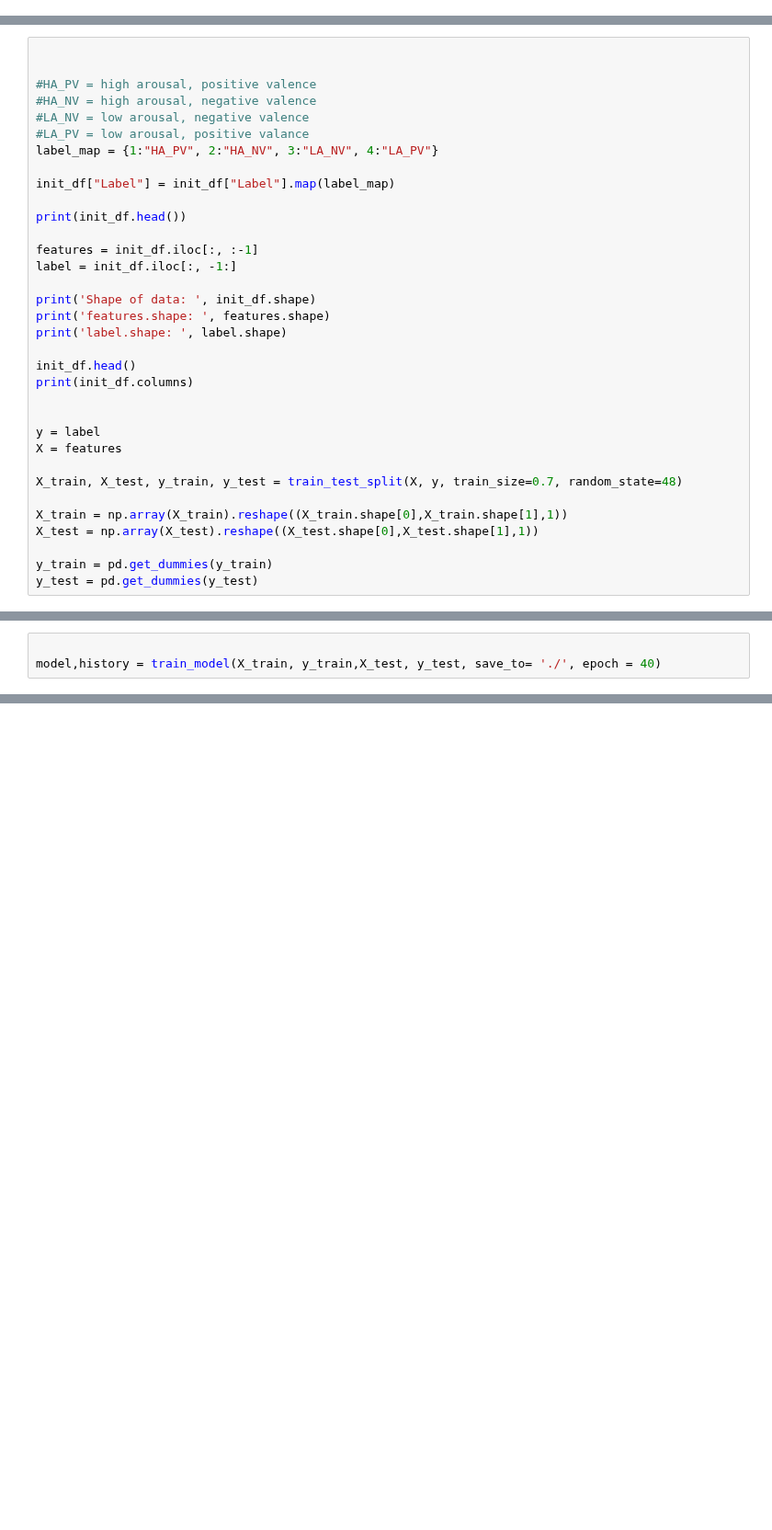
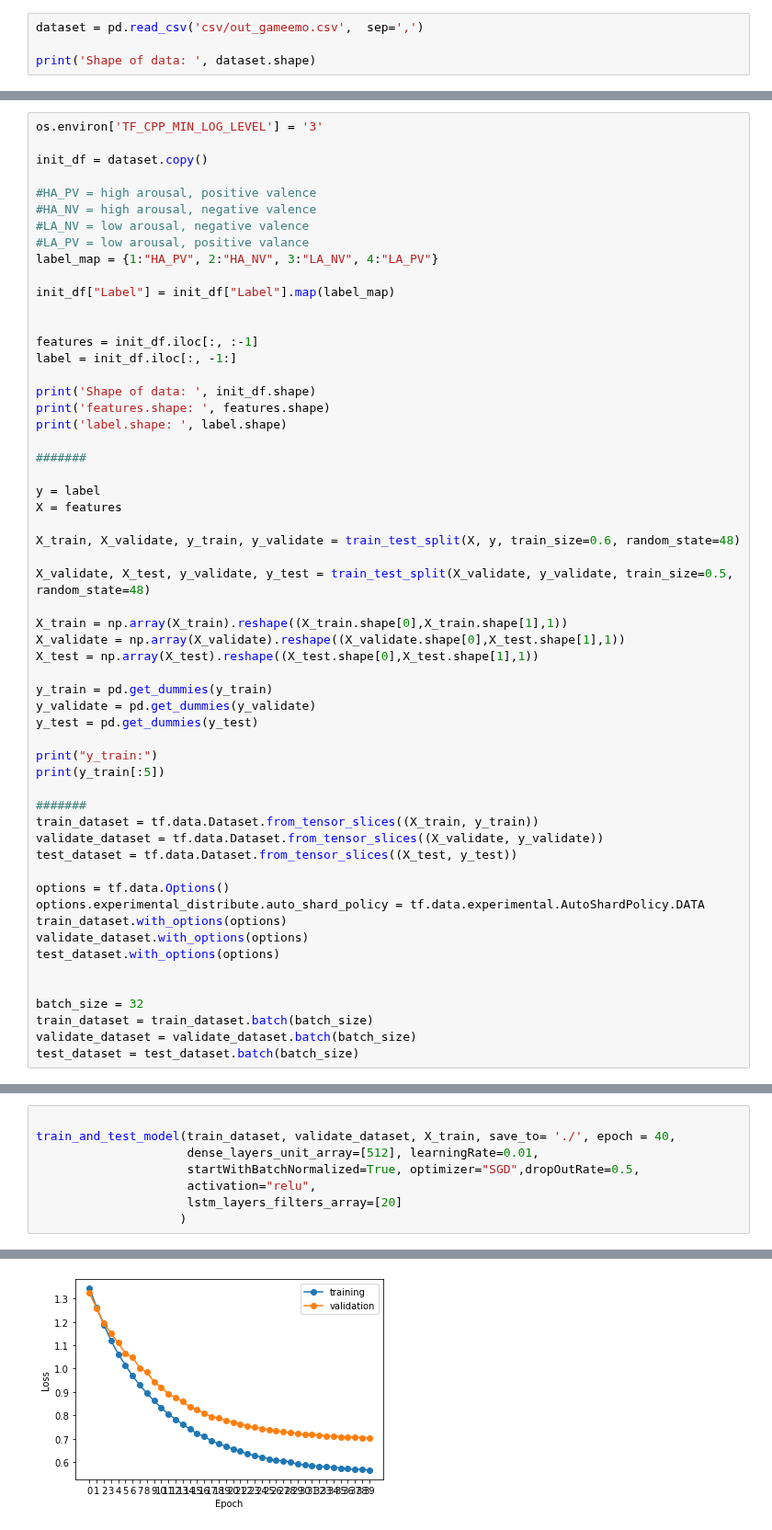
Before and after one commit to ronaldlee/eeg-feature-generation, a Jupyter notebook: LSTM_model_on_GAMEEMO_features_dataset.ipynb, the cells around one changed output, grey strips where cells are left out. Shown at 92% size. Drawn from its saved outputs; the diff is of its cells as text; blank space fills up the shorter version.

Commit message:
lstm

```diff
--- a/LSTM_model_on_GAMEEMO_features_dataset.ipynb
+++ b/LSTM_model_on_GAMEEMO_features_dataset.ipynb
@@ -18,0 +164,4 @@ bb: <class 'pandas.core.frame.DataFrame'>
+# %%
+dataset = pd.read_csv('csv/out_gameemo.csv',  sep=',')
+
+print('Shape of data: ', dataset.shape)
@@ -19,5 +170,7 @@ bb: <class 'pandas.core.frame.DataFrame'>
 # %%
+os.environ['TF_CPP_MIN_LOG_LEVEL'] = '3'
 
+init_df = dataset.copy()
 
 #HA_PV = high arousal, positive valence
 #HA_NV = high arousal, negative valence
@@ -27,7 +180,6 @@ label_map = {1:"HA_PV", 2:"HA_NV", 3:"LA_NV", 4:"LA_PV"}
 
 init_df["Label"] = init_df["Label"].map(label_map)
 
-print(init_df.head())
 
 features = init_df.iloc[:, :-1]
 label = init_df.iloc[:, -1:]
@@ -36,18 +188,40 @@ print('Shape of data: ', init_df.shape)
 print('features.shape: ', features.shape)
 print('label.shape: ', label.shape)
 
-init_df.head()
-print(init_df.columns)
-
+#######
 
 y = label
 X = features
 
-X_train, X_test, y_train, y_test = train_test_split(X, y, train_size=0.7, random_state=48)
+X_train, X_validate, y_train, y_validate = train_test_split(X, y, train_size=0.6, random_state=48)
+
+X_validate, X_test, y_validate, y_test = train_test_split(X_validate, y_validate, train_size=0.5, random_state=48)
 
 X_train = np.array(X_train).reshape((X_train.shape[0],X_train.shape[1],1))
+X_validate = np.array(X_validate).reshape((X_validate.shape[0],X_test.shape[1],1))
 X_test = np.array(X_test).reshape((X_test.shape[0],X_test.shape[1],1))
 
 y_train = pd.get_dummies(y_train)
+y_validate = pd.get_dummies(y_validate)
 y_test = pd.get_dummies(y_test)
+
+print("y_train:")
+print(y_train[:5])
+
+#######
+train_dataset = tf.data.Dataset.from_tensor_slices((X_train, y_train))
+validate_dataset = tf.data.Dataset.from_tensor_slices((X_validate, y_validate))
+test_dataset = tf.data.Dataset.from_tensor_slices((X_test, y_test))
+
+options = tf.data.Options()
+options.experimental_distribute.auto_shard_policy = tf.data.experimental.AutoShardPolicy.DATA
+train_dataset.with_options(options)
+validate_dataset.with_options(options)
+test_dataset.with_options(options)
+
+
+batch_size = 32
+train_dataset = train_dataset.batch(batch_size)
+validate_dataset = validate_dataset.batch(batch_size)
+test_dataset = test_dataset.batch(batch_size)
 # %% [output]
@@ -119,4 +242,9 @@ def train_model(x_train, y_train,x_test,y_test, save_to, epoch = 2):
 # %%
 
-model,history = train_model(X_train, y_train,X_test, y_test, save_to= './', epoch = 40)
+train_and_test_model(train_dataset, validate_dataset, X_train, save_to= './', epoch = 40,
+                     dense_layers_unit_array=[512], learningRate=0.01,
+                     startWithBatchNormalized=True, optimizer="SGD",dropOutRate=0.5,
+                     activation="relu",
+                     lstm_layers_filters_array=[20]
+                    )
 # %% [output]
@@ -123,0 +268 @@ INFO:tensorflow:Using MirroredStrategy with devices ('/job:localhost/replica:0/t
+[figure, added]
```
Also changed, not shown: parts of 11 cells of this notebook.
